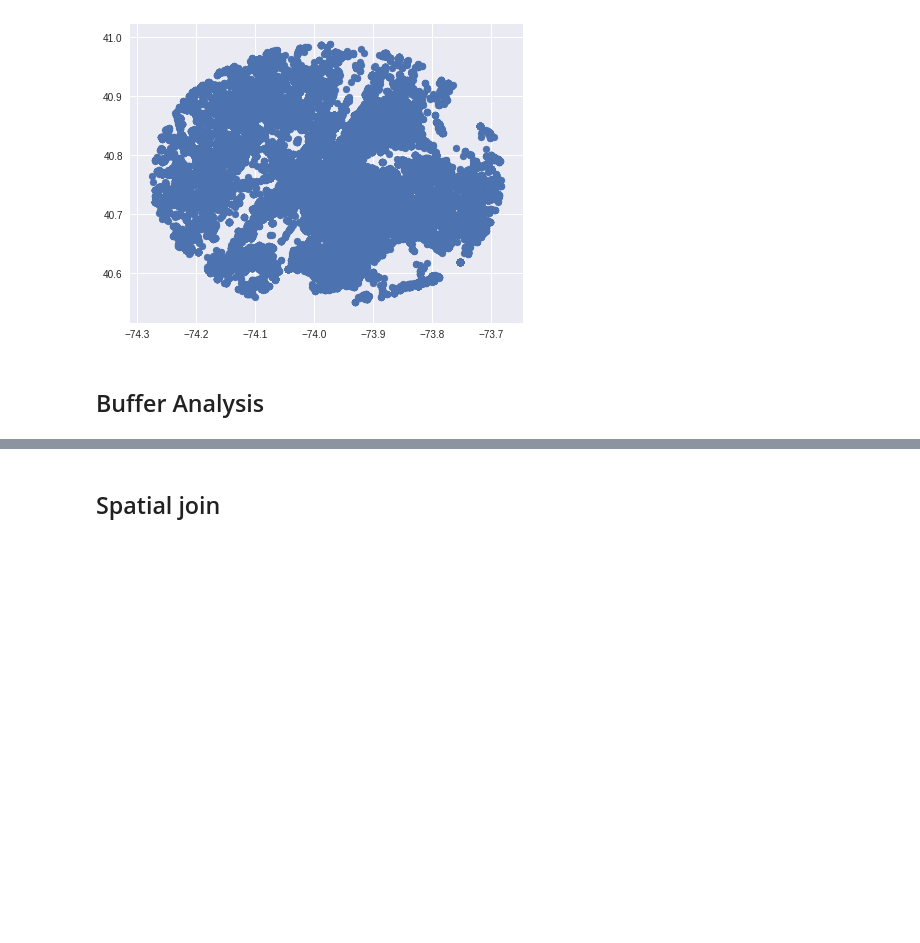
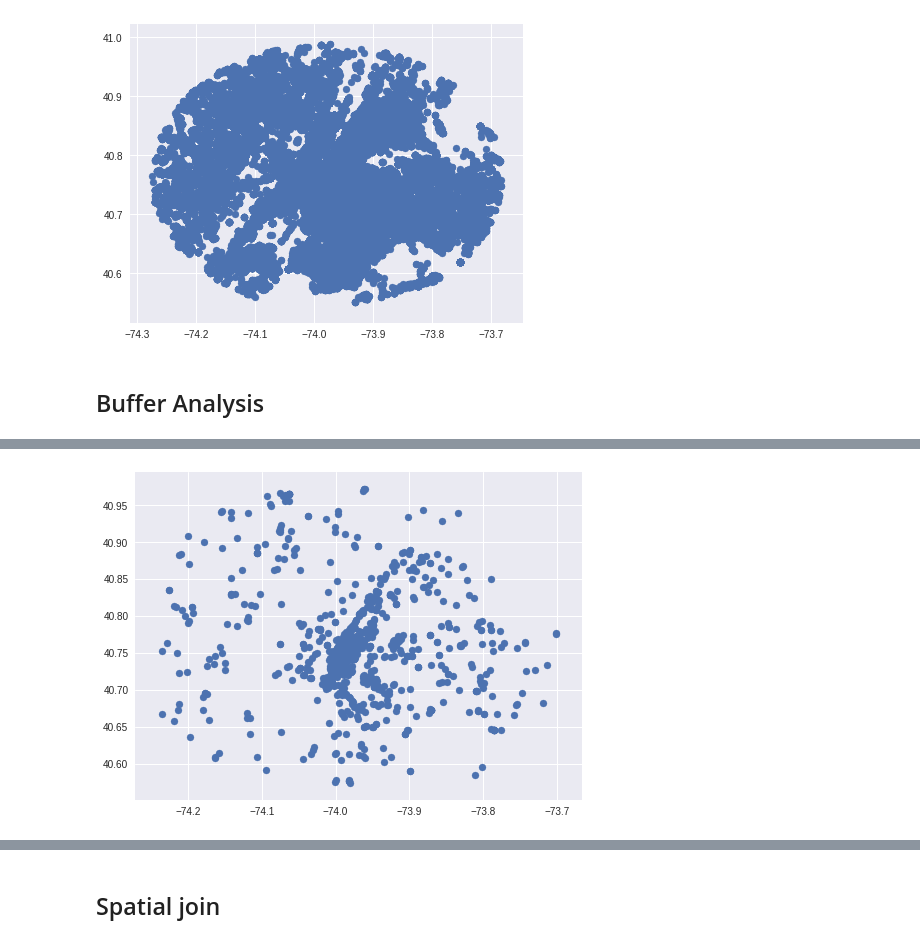
Before and after one commit to shakasom/MapsDataScience, a Jupyter notebook: Chapter3.ipynb, the cells around one changed output, grey strips where cells are left out. Drawn from its saved outputs; the diff is of its cells as text; code cells hidden in the pictures; blank space fills up the shorter version.

```diff
--- a/Chapter3.ipynb
+++ b/Chapter3.ipynb
@@ -125,0 +157,4 @@ nyc_gdf_proj[:1].plot(color = 'red', ax=ax);
+# %%
+nyc_gdf_sample.plot();
+# %% [output]
+[figure, added]
```
Also changed, not shown: parts of 22 cells of this notebook.
